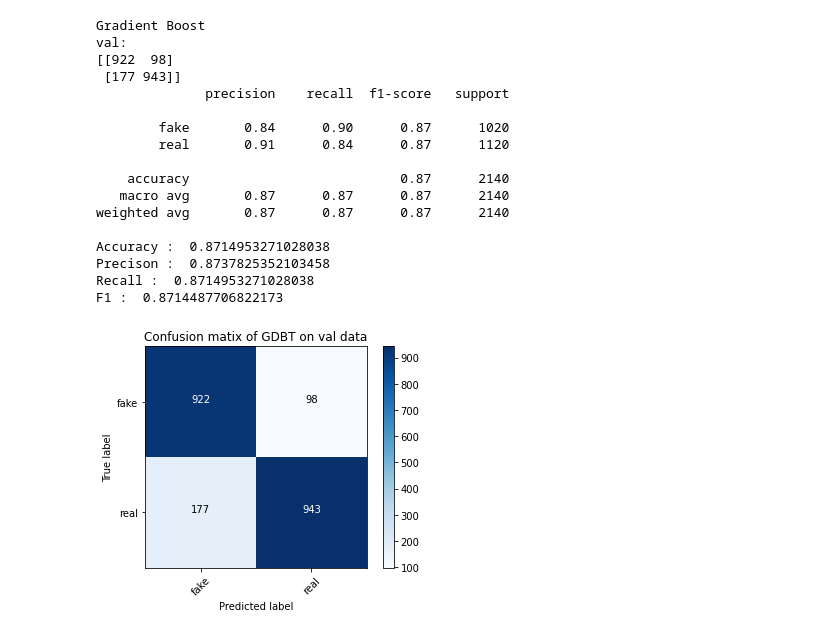
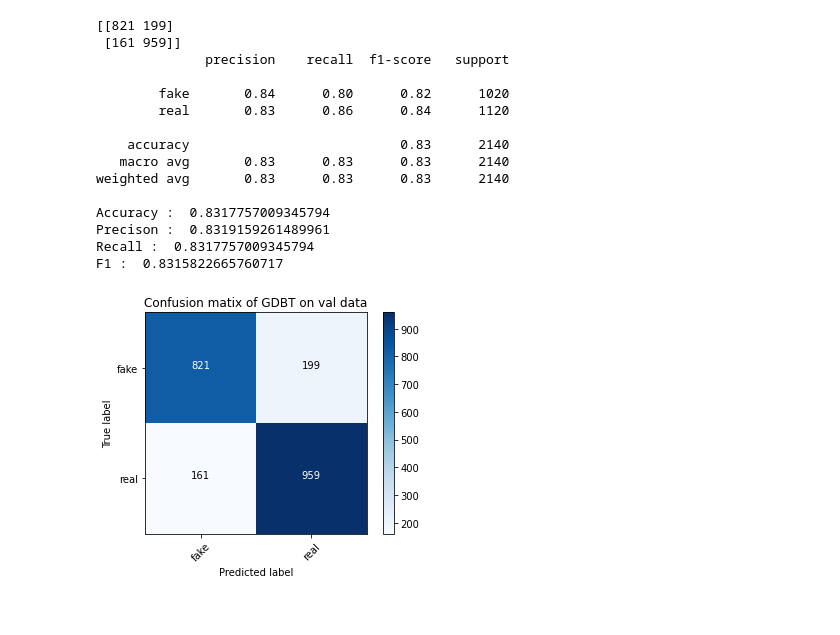
Before and after one commit to mgranchelli/covid19-fake-news-detection, a Jupyter notebook: fake-news-ml.ipynb, the cells around one changed output. Saved outputs shown, nothing was run; the diff lists cells and outputs as text; code cells hidden in the pictures.

```diff
--- a/fake-news-ml.ipynb
+++ b/fake-news-ml.ipynb
@@ -110,3 +101,14 @@ def cleantext(string):
+# %%
+def cleantext(text):
+    tx = re.sub(r"http(\S)+",' ',text)
+    tx = tx.replace('&amp',' ')
+    tx = tx.translate(str.maketrans('', '', string.punctuation))
+    tx = re.sub(r"[^0-9a-zA-Z]+",' ',tx)
+    tx = tx.lower().split()
+    tx = [x.strip() for x in tx if not x.isdigit()]
+    tx = [w for w in tx if not w in stopwords and len(w) > 1]
+    tx = " ".join(tx)
+    return tx
 # %%
 train = pd.read_csv('./dataset/Constraint_English_Train - Sheet1.csv')
 val = pd.read_csv('./dataset/Constraint_English_Val - Sheet1.csv')
@@ -124,0 +127,5 @@ def print_metrices(pred,true):
+# %%
+vectorizer = TfidfVectorizer()
+
+X = vectorizer.fit_transform(train['tweet'])
+X_val = vectorizer.transform(val['tweet'])
@@ -193,34 +219,28 @@ F1 :  0.925199323626553
+# %%
+dtc = tree.DecisionTreeClassifier()
+dtc = dtc.fit(X, train['label'])
+y_pred_dtc = dtc.predict(X_val)
 # %%
-#minor variations in finla results due to randomness
-pipeline = Pipeline([
-        ('bow', CountVectorizer()),
-        ('tfidf', TfidfTransformer()),
-        ('c', GradientBoostingClassifier())
-    ])
-fit = pipeline.fit(train['tweet'],train['label'])
-print('Gradient Boost')
-print ('val:')
-pred=pipeline.predict(val['tweet'])
-
-print_metrices(pred,val['label'])
-plot_confusion_matrix(confusion_matrix(val['label'],pred),target_names=['fake','real'], normalize = False, \
-                      title = 'Confusion matix of GDBT on val data')
+print_metrices(y_pred_dtc, val['label'])
+plot_confusion_matrix(
+    confusion_matrix(val['label'], y_pred_dtc),
+    target_names=['fake','real'],
+    normalize = False,
+    title = 'Confusion matix of GDBT on val data')
 # %% [output]
-Gradient Boost
-val:
-[[922  98]
- [177 943]]
+[[821 199]
+ [161 959]]
               precision    recall  f1-score   support
 
-        fake       0.84      0.90      0.87      1020
-        real       0.91      0.84      0.87      1120
+        fake       0.84      0.80      0.82      1020
+        real       0.83      0.86      0.84      1120
 
-    accuracy                           0.87      2140
-   macro avg       0.87      0.87      0.87      2140
-weighted avg       0.87      0.87      0.87      2140
+    accuracy                           0.83      2140
+   macro avg       0.83      0.83      0.83      2140
+weighted avg       0.83      0.83      0.83      2140
 
-Accuracy :  0.8714953271028038
-Precison :  0.8737825352103458
-Recall :  0.8714953271028038
-F1 :  0.8714487706822173
+Accuracy :  0.8317757009345794
+Precison :  0.8319159261489961
+Recall :  0.8317757009345794
+F1 :  0.8315822665760717
-[figure, old version]
+[figure, new version]
```
Also changed, not shown: parts of 11 cells of this notebook, 1 other file.
